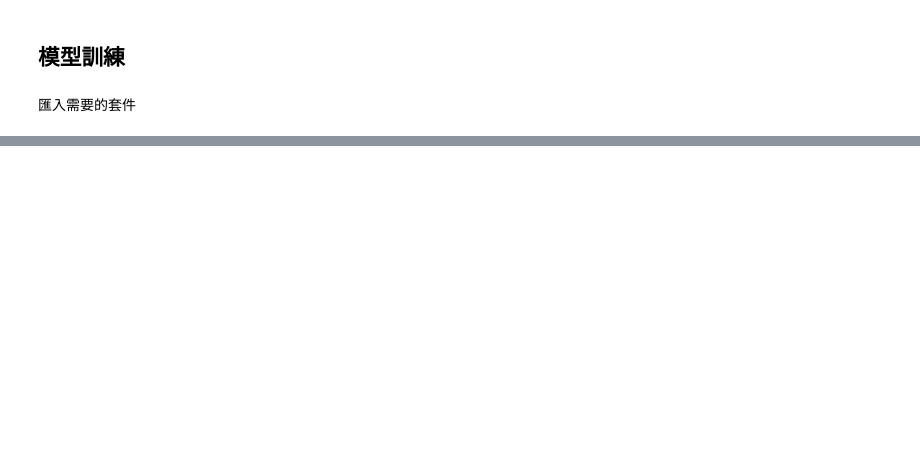
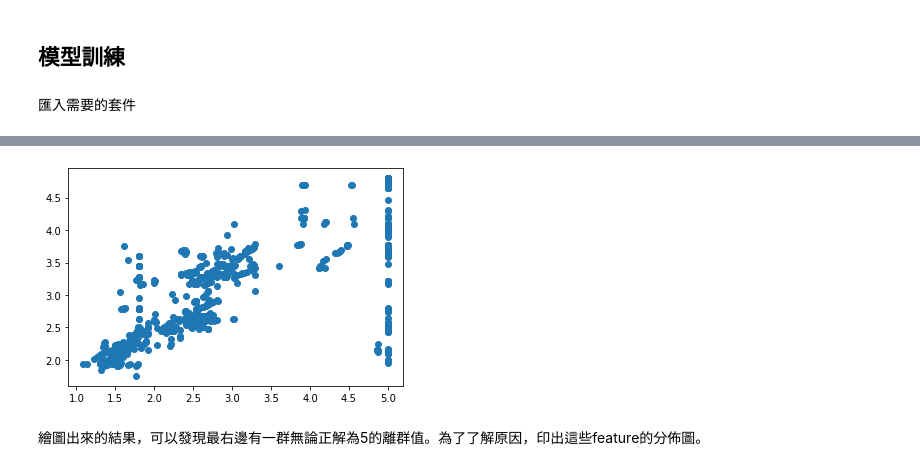
Before and after one commit to ting2313/DataAnalytics-learning, a Jupyter notebook: hw3-2/main.ipynb, the cells around one changed output, grey strips where cells are left out. Cells and saved outputs as stored; diff of their text form; code cells hidden in the pictures; blank space fills up the shorter version.

```diff
--- a/hw3-2/main.ipynb
+++ b/hw3-2/main.ipynb
@@ -89,3 +209,13 @@ name = df[['User']]
+# %%
+train_x = df[['Category 7','Category 8','Category 10','Category 11']][0:3000]
+train_y = df[['Category 9']][0:3000]
+test_x = df[['Category 7','Category 8','Category 10','Category 11']][3001:]
+test_y = df[['Category 9']][3001:]
+
+train_x.index = range(len(train_x))
+train_y.index = range(len(train_y))
+test_x.index = range(len(test_x))
+test_y.index = range(len(test_y))
 # %% [markdown]
 ## 模型訓練
 # %% [markdown]
@@ -103,0 +231,6 @@ KMeans(algorithm='auto', copy_x=True, init='k-means++', max_iter=300,
+# %%
+model = LinearRegression()
+model.fit(train_x,train_y['Category 9'])
+
+predict = model.predict(test_x)
+print(r2_score(test_y,predict))
@@ -103,0 +243,7 @@ KMeans(algorithm='auto', copy_x=True, init='k-means++', max_iter=300,
+# %%
+plt.scatter(test_y, predict)
+plt.show()
+# %% [output]
+[figure, added]
+# %% [markdown]
+繪圖出來的結果，可以發現最右邊有一群無論正解為5的離群值。為了了解原因，印出這些feature的分佈圖。
```
Also changed, not shown: parts of 26 cells of this notebook.
